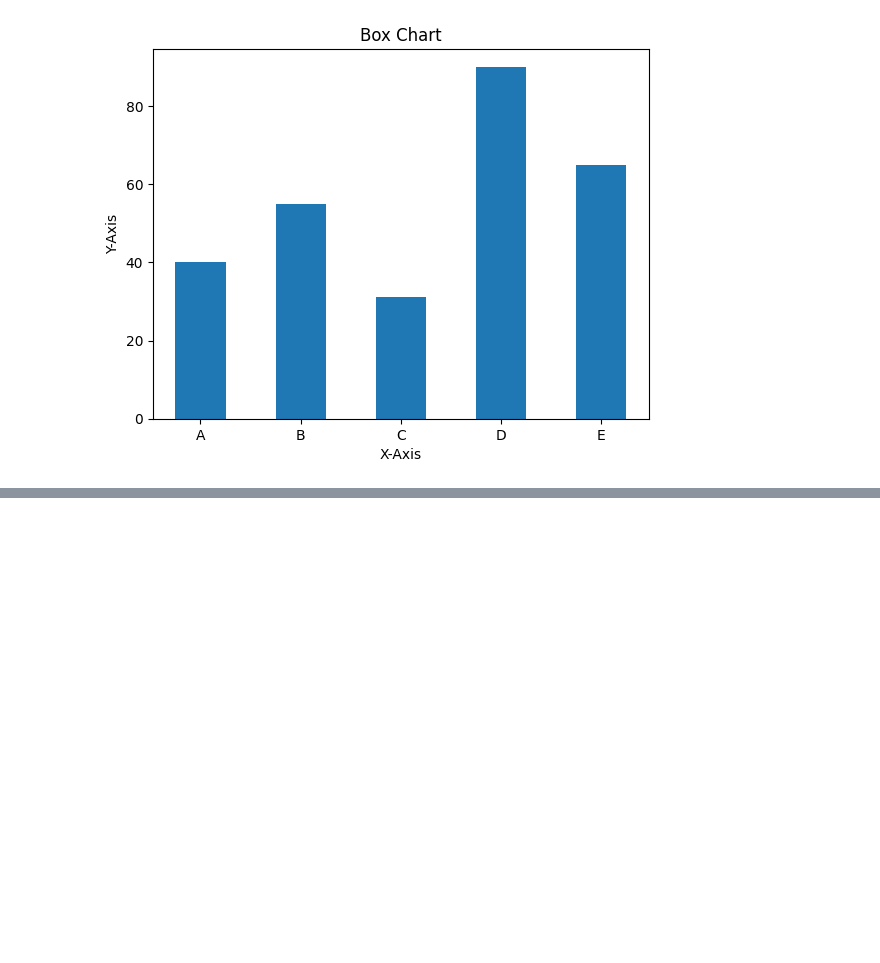
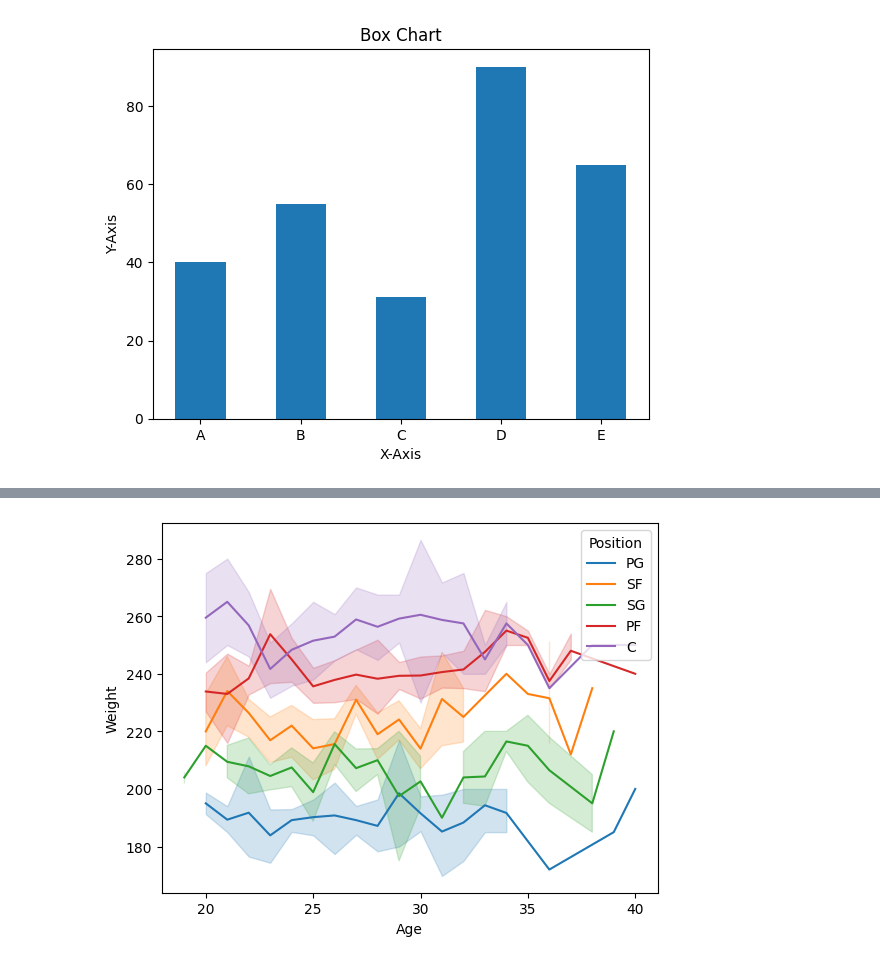
Before and after one commit to amityadav757330/DS-ML-AI, a Jupyter notebook: DS_ML_AI_Batch_1.ipynb, the cells around one changed output, grey strips where cells are left out. Saved outputs shown, nothing was run; the diff lists cells and outputs as text; code cells hidden in the pictures; blank space fills up the shorter version.

```diff
--- a/DS_ML_AI_Batch_1.ipynb
+++ b/DS_ML_AI_Batch_1.ipynb
@@ -2606,0 +2616,5 @@ plt.show()
+# %%
+# @title Visualization using Seaborn Library
+import pandas as pd
+df = pd.read_csv('nba.csv')
+df
@@ -2606,0 +2635,8 @@ plt.show()
+# %%
+# LinePlot
+import seaborn as sns
+import matplotlib.pyplot as plt
+sns.lineplot(x = df['Age'], y = df['Weight'], hue = df['Position']) # hue = category
+plt.show()
+# %% [output]
+[figure, added]
```
Also changed, not shown: parts of 31 cells of this notebook.
